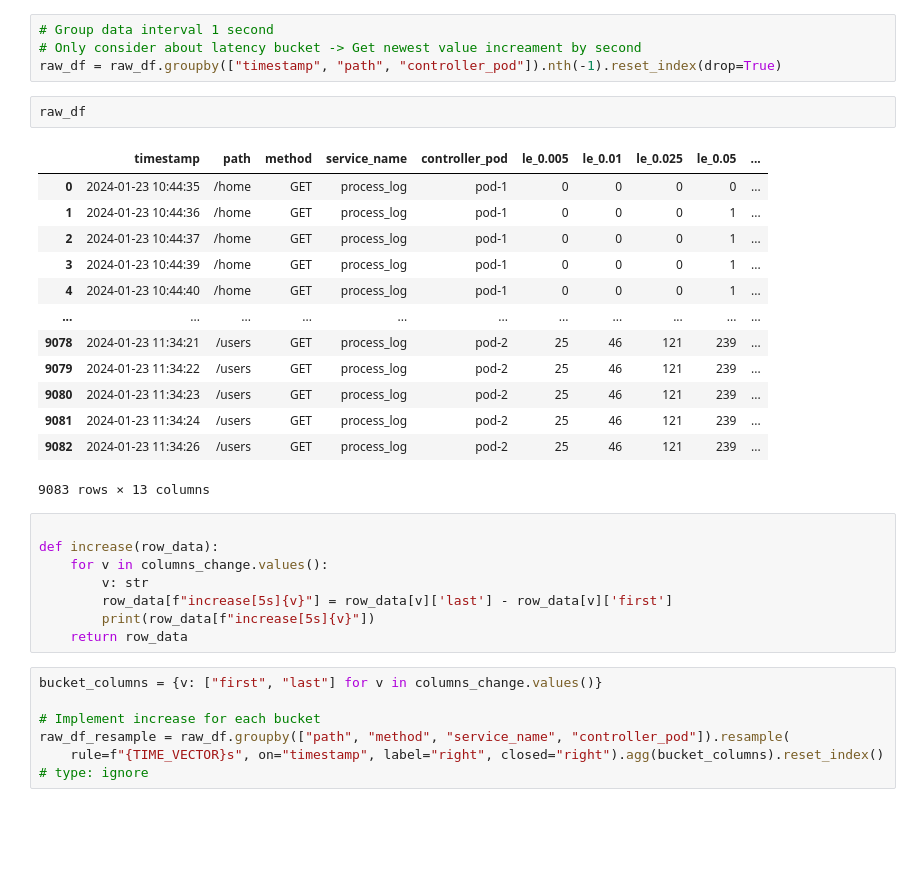
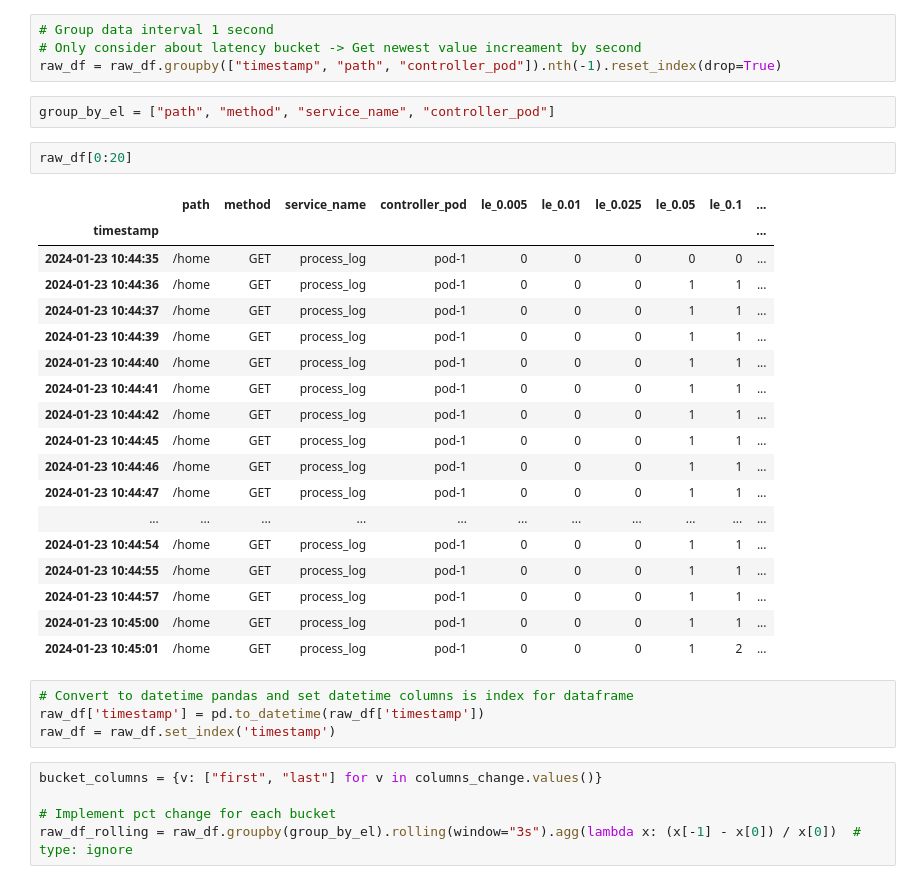
Before and after one commit to vuvietnguyenit/data_analystic, a Jupyter notebook: notebooks/calculate_latency_duration_time.ipynb, the cells around one changed output. Drawn from its saved outputs; the diff is of its cells as text; blank space fills up the shorter version.

```diff
--- a/notebooks/calculate_latency_duration_time.ipynb
+++ b/notebooks/calculate_latency_duration_time.ipynb
@@ -165,33 +165,35 @@ raw_df[0:50][["timestamp"] + [bucket for bucket in columns_change.values()]
 # Group data interval 1 second
 # Only consider about latency bucket -> Get newest value increament by second
 raw_df = raw_df.groupby(["timestamp", "path", "controller_pod"]).nth(-1).reset_index(drop=True)
+# %%
+group_by_el = ["path", "method", "service_name", "controller_pod"]
 # %%
-raw_df
+raw_df[0:20]
 # %% [output]
-|  | timestamp | path | method | service_name | controller_pod | le_0.005 | le_0.01 | le_0.025 | le_0.05 | ... |
-| 0 | 2024-01-23 10:44:35 | /home | GET | process_log | pod-1 | 0 | 0 | 0 | 0 | ... |
-| 1 | 2024-01-23 10:44:36 | /home | GET | process_log | pod-1 | 0 | 0 | 0 | 1 | ... |
-| 2 | 2024-01-23 10:44:37 | /home | GET | process_log | pod-1 | 0 | 0 | 0 | 1 | ... |
-| 3 | 2024-01-23 10:44:39 | /home | GET | process_log | pod-1 | 0 | 0 | 0 | 1 | ... |
-| 4 | 2024-01-23 10:44:40 | /home | GET | process_log | pod-1 | 0 | 0 | 0 | 1 | ... |
+|  | path | method | service_name | controller_pod | le_0.005 | le_0.01 | le_0.025 | le_0.05 | le_0.1 | ... |
+| timestamp |  |  |  |  |  |  |  |  |  | ... |
+| 2024-01-23 10:44:35 | /home | GET | process_log | pod-1 | 0 | 0 | 0 | 0 | 0 | ... |
+| 2024-01-23 10:44:36 | /home | GET | process_log | pod-1 | 0 | 0 | 0 | 1 | 1 | ... |
+| 2024-01-23 10:44:37 | /home | GET | process_log | pod-1 | 0 | 0 | 0 | 1 | 1 | ... |
+| 2024-01-23 10:44:39 | /home | GET | process_log | pod-1 | 0 | 0 | 0 | 1 | 1 | ... |
+| 2024-01-23 10:44:40 | /home | GET | process_log | pod-1 | 0 | 0 | 0 | 1 | 1 | ... |
+| 2024-01-23 10:44:41 | /home | GET | process_log | pod-1 | 0 | 0 | 0 | 1 | 1 | ... |
+| 2024-01-23 10:44:42 | /home | GET | process_log | pod-1 | 0 | 0 | 0 | 1 | 1 | ... |
+| 2024-01-23 10:44:45 | /home | GET | process_log | pod-1 | 0 | 0 | 0 | 1 | 1 | ... |
+| 2024-01-23 10:44:46 | /home | GET | process_log | pod-1 | 0 | 0 | 0 | 1 | 1 | ... |
+| 2024-01-23 10:44:47 | /home | GET | process_log | pod-1 | 0 | 0 | 0 | 1 | 1 | ... |
 | ... | ... | ... | ... | ... | ... | ... | ... | ... | ... | ... |
-| 9078 | 2024-01-23 11:34:21 | /users | GET | process_log | pod-2 | 25 | 46 | 121 | 239 | ... |
-| 9079 | 2024-01-23 11:34:22 | /users | GET | process_log | pod-2 | 25 | 46 | 121 | 239 | ... |
-| 9080 | 2024-01-23 11:34:23 | /users | GET | process_log | pod-2 | 25 | 46 | 121 | 239 | ... |
-| 9081 | 2024-01-23 11:34:24 | /users | GET | process_log | pod-2 | 25 | 46 | 121 | 239 | ... |
-| 9082 | 2024-01-23 11:34:26 | /users | GET | process_log | pod-2 | 25 | 46 | 121 | 239 | ... |
+| 2024-01-23 10:44:54 | /home | GET | process_log | pod-1 | 0 | 0 | 0 | 1 | 1 | ... |
+| 2024-01-23 10:44:55 | /home | GET | process_log | pod-1 | 0 | 0 | 0 | 1 | 1 | ... |
+| 2024-01-23 10:44:57 | /home | GET | process_log | pod-1 | 0 | 0 | 0 | 1 | 1 | ... |
+| 2024-01-23 10:45:00 | /home | GET | process_log | pod-1 | 0 | 0 | 0 | 1 | 1 | ... |
+| 2024-01-23 10:45:01 | /home | GET | process_log | pod-1 | 0 | 0 | 0 | 1 | 2 | ... |
-9083 rows × 13 columns
-# %%
-
-def increase(row_data):
-    for v in columns_change.values():
-        v: str
-        row_data[f"increase[5s]{v}"] = row_data[v]['last'] - row_data[v]['first']
-        print(row_data[f"increase[5s]{v}"])
-    return row_data
+# %%
+# Convert to datetime pandas and set datetime columns is index for dataframe
+raw_df['timestamp'] = pd.to_datetime(raw_df['timestamp'])
+raw_df = raw_df.set_index('timestamp')
 # %%
 bucket_columns = {v: ["first", "last"] for v in columns_change.values()}
 
-# Implement increase for each bucket
-raw_df_resample = raw_df.groupby(["path", "method", "service_name", "controller_pod"]).resample(
-    rule=f"{TIME_VECTOR}s", on="timestamp", label="right", closed="right").agg(bucket_columns).reset_index()  # type: ignore
+# Implement pct change for each bucket
+raw_df_rolling = raw_df.groupby(group_by_el).rolling(window="3s").agg(lambda x: (x[-1] - x[0]) / x[0])  # type: ignore
```
Also changed, not shown: parts of 5 cells of this notebook.
